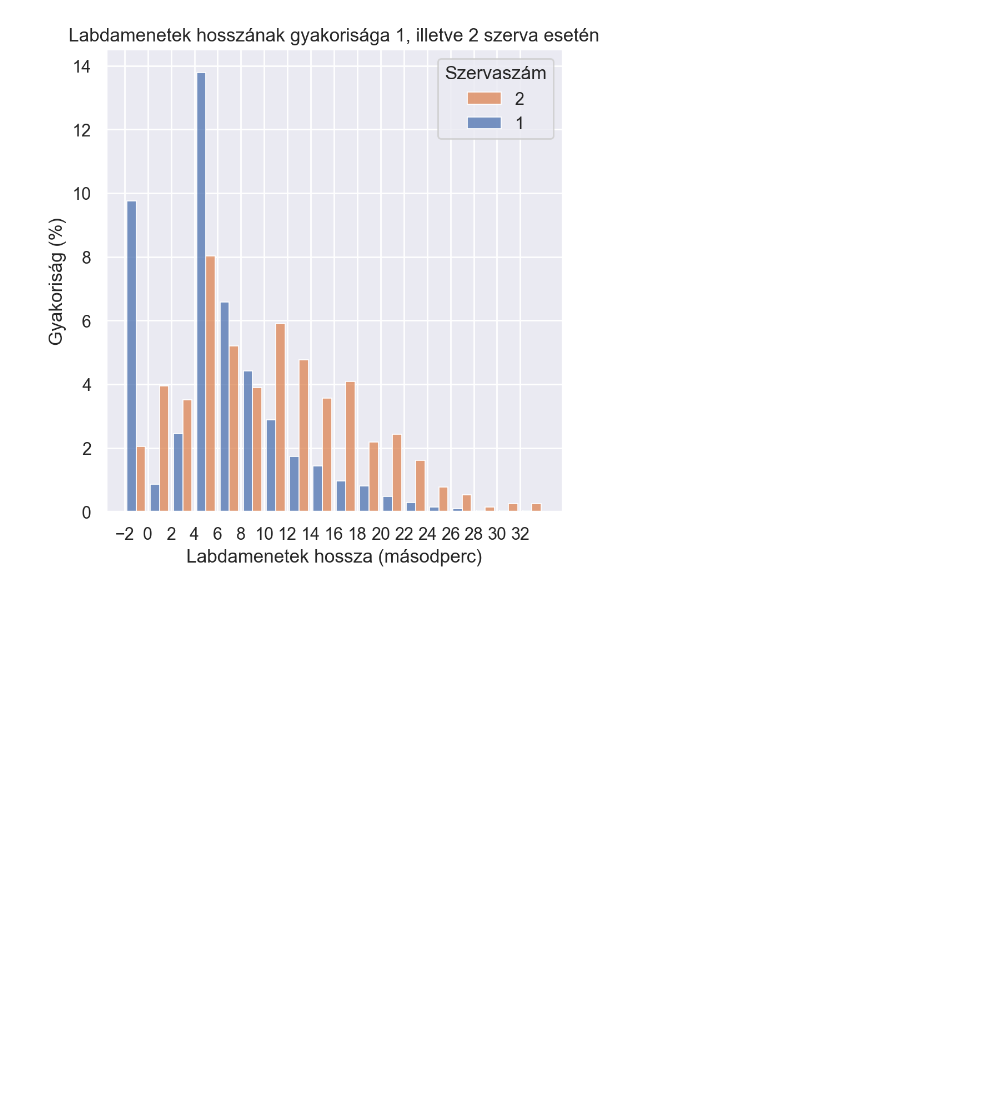
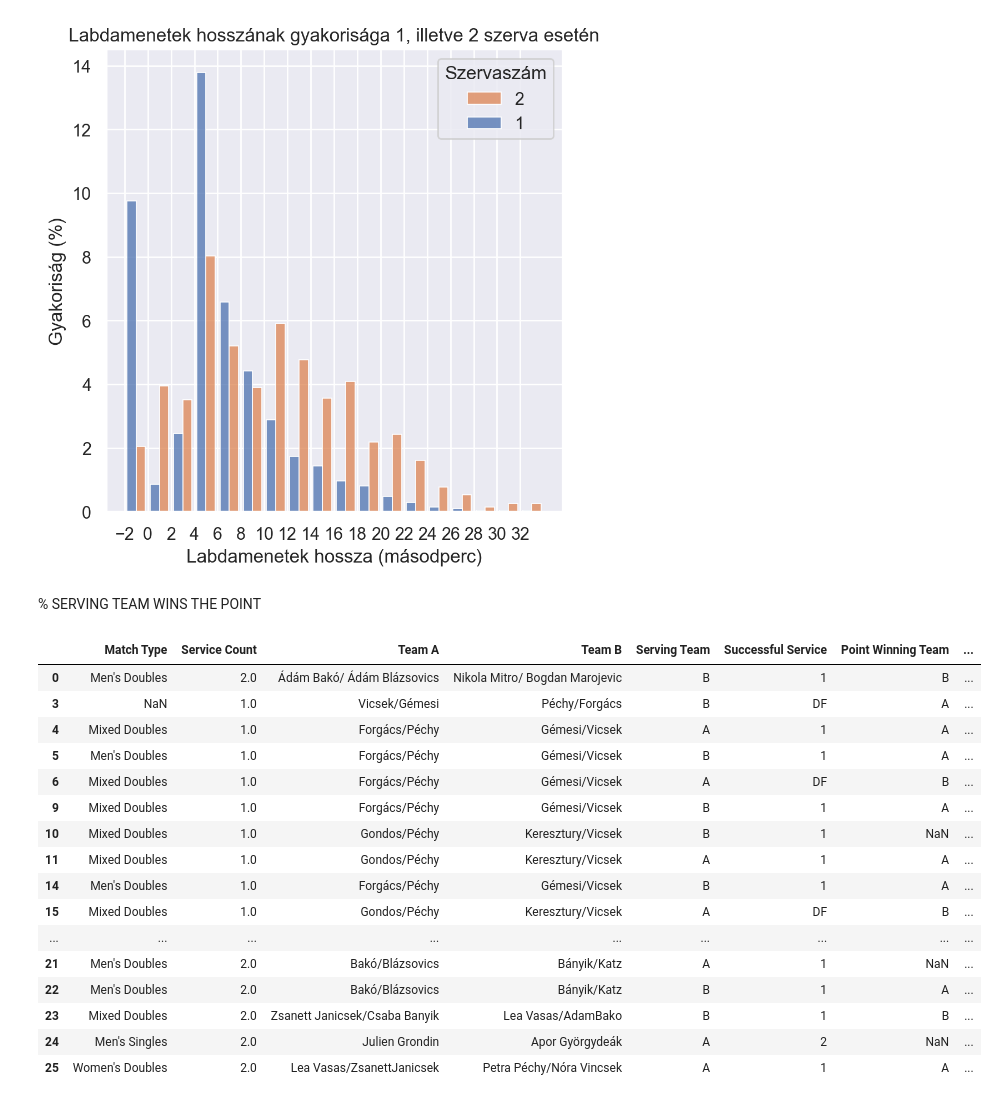
Before and after one commit to barnabasnemeth/Teqball_Services_1_vs_2, a Jupyter notebook: main.ipynb, the cells around one changed output. Drawn from its saved outputs; the diff is of its cells as text; code cells hidden in the pictures; blank space fills up the shorter version.

```diff
--- a/main.ipynb
+++ b/main.ipynb
@@ -109,3 +109,35 @@ plt.title('Labdamenetek hosszának gyakorisága 1, illetve 2 szerva esetén')
 # %% [output]
 Text(0.5, 1.0, 'Labdamenetek hosszának gyakorisága 1, illetve 2 szerva esetén')
 [figure]
+# %% [markdown]
+% SERVING TEAM WINS THE POINT
+# %%
+def who_wins (server,winner):
+    if server == winner:
+        return 'Szerváló nyer'
+    elif pd.isna(winner):
+        return 'Edgeball'
+    else:
+        return 'Fogadó nyer'
+# %%
+df['Outcome'] = np.vectorize(who_wins) (df['Serving Team'], df['Point Winning Team'])
+# %%
+df.head(20)
+# %% [output]
+|  | Match Type | Service Count | Team A | Team B | Serving Team | Successful Service | Point Winning Team | ... |
+| 0 | Men's Doubles | 2.0 | Ádám Bakó/ Ádám Blázsovics | Nikola Mitro/ Bogdan Marojevic | B | 1 | B | ... |
+| 3 | NaN | 1.0 | Vicsek/Gémesi | Péchy/Forgács | B | DF | A | ... |
+| 4 | Mixed Doubles | 1.0 | Forgács/Péchy | Gémesi/Vicsek | A | 1 | A | ... |
+| 5 | Men's Doubles | 1.0 | Forgács/Péchy | Gémesi/Vicsek | B | 1 | A | ... |
+| 6 | Mixed Doubles | 1.0 | Forgács/Péchy | Gémesi/Vicsek | A | DF | B | ... |
+| 9 | Mixed Doubles | 1.0 | Forgács/Péchy | Gémesi/Vicsek | B | 1 | A | ... |
+| 10 | Mixed Doubles | 1.0 | Gondos/Péchy | Keresztury/Vicsek | B | 1 | NaN | ... |
+| 11 | Mixed Doubles | 1.0 | Gondos/Péchy | Keresztury/Vicsek | A | 1 | A | ... |
+| 14 | Men's Doubles | 1.0 | Forgács/Péchy | Gémesi/Vicsek | B | 1 | A | ... |
+| 15 | Mixed Doubles | 1.0 | Gondos/Péchy | Keresztury/Vicsek | A | DF | B | ... |
+| ... | ... | ... | ... | ... | ... | ... | ... | ... |
+| 21 | Men's Doubles | 2.0 | Bakó/Blázsovics | Bányik/Katz | A | 1 | NaN | ... |
+| 22 | Men's Doubles | 2.0 | Bakó/Blázsovics | Bányik/Katz | B | 1 | A | ... |
+| 23 | Mixed Doubles | 2.0 | Zsanett Janicsek/Csaba Banyik | Lea Vasas/AdamBako | B | 1 | B | ... |
+| 24 | Men's Singles | 2.0 | Julien Grondin | Apor Györgydeák | A | 2 | NaN | ... |
+| 25 | Women's Doubles | 2.0 | Lea Vasas/ZsanettJanicsek | Petra Péchy/Nóra Vincsek | A | 1 | A | ... |
```
Also changed, not shown: parts of 12 cells of this notebook.
